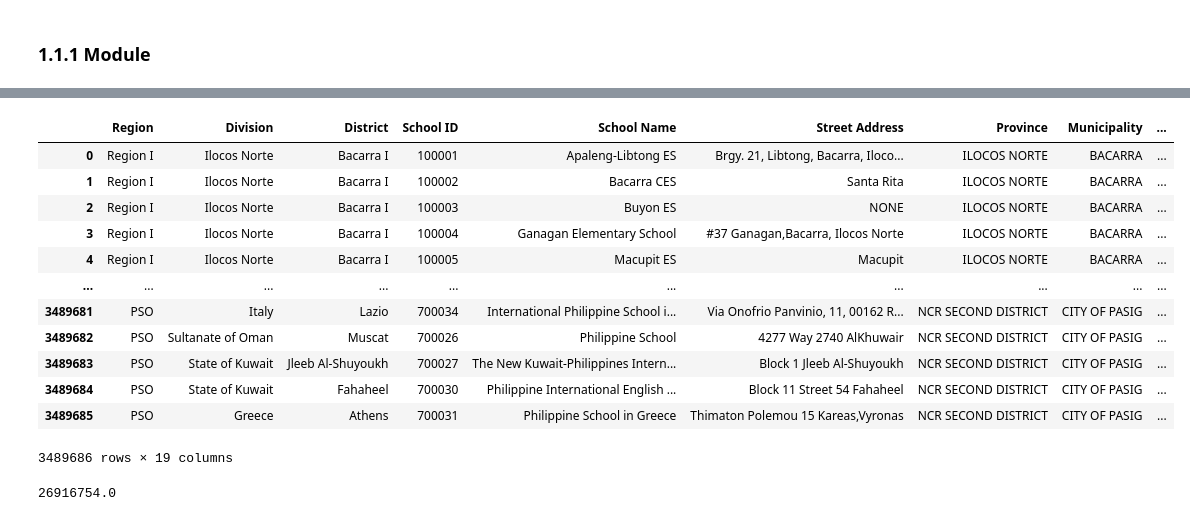
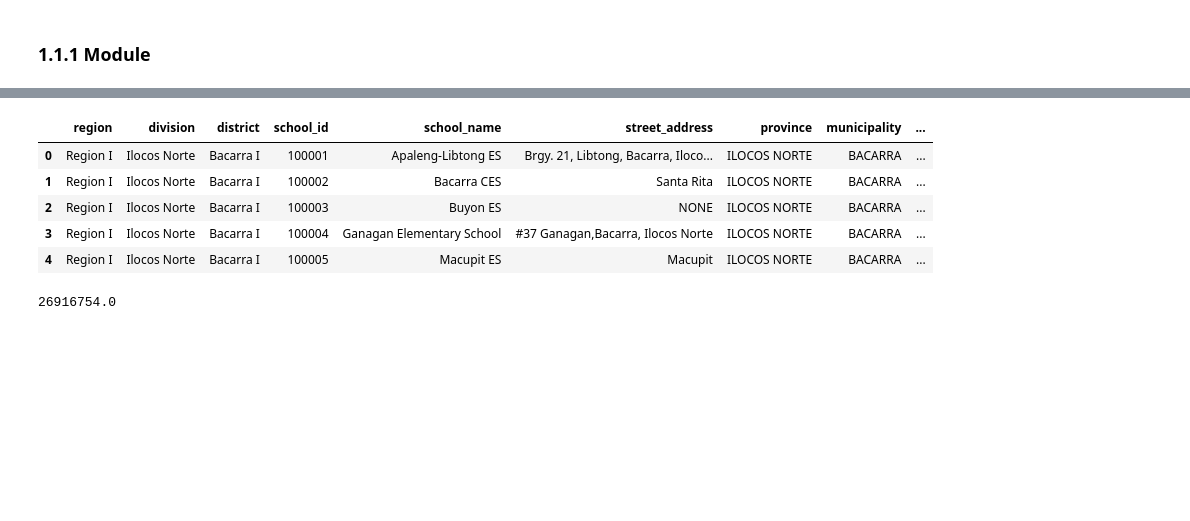
Before and after one commit to cair-philippines/project_paaral, a Jupyter notebook: notebooks/0.1-process-enrollment.ipynb, the cells around one changed output, grey strips where cells are left out. Cells and saved outputs as stored; diff of their text form; code cells hidden in the pictures; blank space fills up the shorter version.

```diff
--- a/notebooks/0.1-process-enrollment.ipynb
+++ b/notebooks/0.1-process-enrollment.ipynb
@@ -39,19 +44,12 @@ Data Summary: {'total_records': 3489686, 'total_enrollment': 26916754.0, 'unique
 # %%
-display(long_data)
+display(long_data.head())
 # %% [output]
-|  | Region | Division | District | School ID | School Name | Street Address | Province | Municipality | ... |
+|  | region | division | district | school_id | school_name | street_address | province | municipality | ... |
 | 0 | Region I | Ilocos Norte | Bacarra I | 100001 | Apaleng-Libtong ES | Brgy. 21, Libtong, Bacarra, Iloco... | ILOCOS NORTE | BACARRA | ... |
 | 1 | Region I | Ilocos Norte | Bacarra I | 100002 | Bacarra CES | Santa Rita | ILOCOS NORTE | BACARRA | ... |
 | 2 | Region I | Ilocos Norte | Bacarra I | 100003 | Buyon ES | NONE | ILOCOS NORTE | BACARRA | ... |
 | 3 | Region I | Ilocos Norte | Bacarra I | 100004 | Ganagan Elementary School | #37 Ganagan,Bacarra, Ilocos Norte | ILOCOS NORTE | BACARRA | ... |
 | 4 | Region I | Ilocos Norte | Bacarra I | 100005 | Macupit ES | Macupit | ILOCOS NORTE | BACARRA | ... |
-| ... | ... | ... | ... | ... | ... | ... | ... | ... | ... |
-| 3489681 | PSO | Italy | Lazio | 700034 | International Philippine School i... | Via Onofrio Panvinio, 11, 00162 R... | NCR SECOND DISTRICT | CITY OF PASIG | ... |
-| 3489682 | PSO | Sultanate of Oman | Muscat | 700026 | Philippine School | 4277 Way 2740 AlKhuwair | NCR SECOND DISTRICT | CITY OF PASIG | ... |
-| 3489683 | PSO | State of Kuwait | Jleeb Al-Shuyoukh | 700027 | The New Kuwait-Philippines Intern... | Block 1 Jleeb Al-Shuyoukh | NCR SECOND DISTRICT | CITY OF PASIG | ... |
-| 3489684 | PSO | State of Kuwait | Fahaheel | 700030 | Philippine International English ... | Block 11 Street 54 Fahaheel | NCR SECOND DISTRICT | CITY OF PASIG | ... |
-| 3489685 | PSO | Greece | Athens | 700031 | Philippine School in Greece | Thimaton Polemou 15 Kareas,Vyronas | NCR SECOND DISTRICT | CITY OF PASIG | ... |
-3489686 rows × 19 columns
 # %%
 mask = long_data['gender'].isin(['Male','Female'])
 df_enr = long_data.loc[mask].copy()
```
Also changed, not shown: parts of 27 cells of this notebook, 2 other files.
